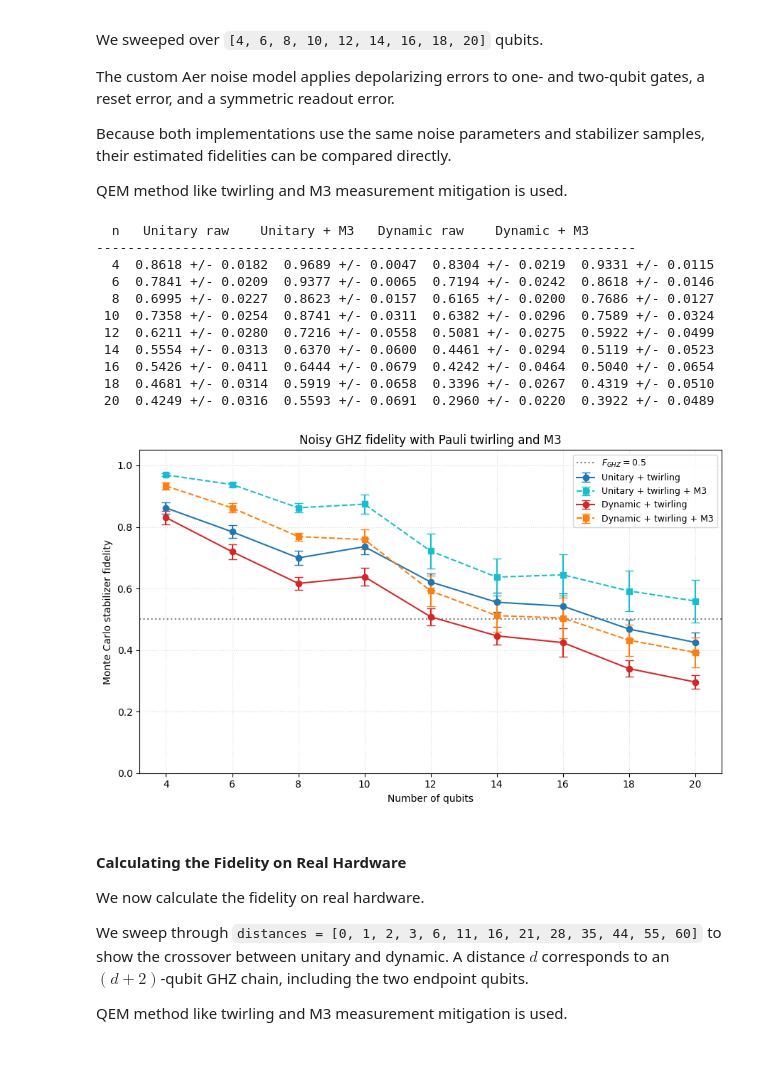
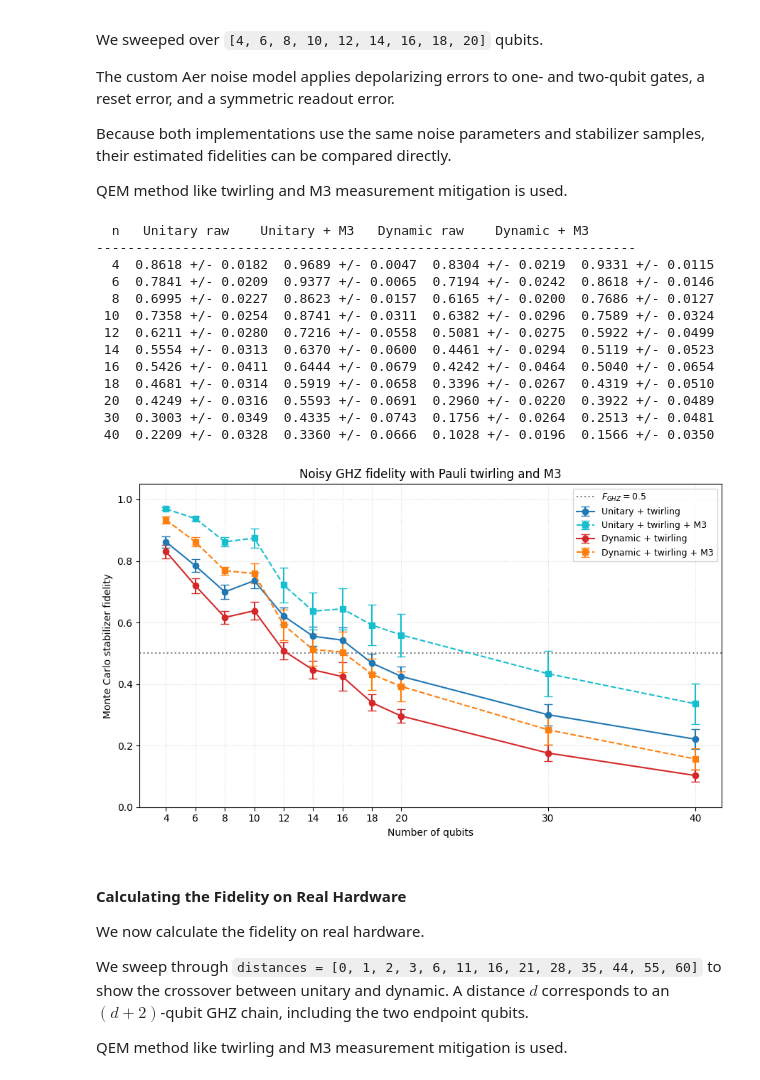
Before and after one commit to kimmmjh/qhackathon_quantumjoa, a Jupyter notebook: p1.ipynb, the cells around one changed output. Cells and saved outputs as stored; diff of their text form; code cells hidden in the pictures.

```diff
--- a/p1.ipynb
+++ b/p1.ipynb
@@ -510,7 +509,7 @@ import mthree
 
 from qiskit import QuantumCircuit
 
-sweep_qubits = [4, 6, 8, 10, 12, 14, 16, 18, 20]
+sweep_qubits = [4, 6, 8, 10, 12, 14, 16, 18, 20, 30, 40]
 sweep_num_stabilizers = 12
 sweep_num_twirls = 4
 sweep_shots = 1024
@@ -736,35 +735,36 @@ for variant, value_key, error_key, style, color, label in plot_specs:
         values,
         yerr=errors,
         fmt=style,
         color=color,
         capsize=4,
         label=label,
     )
 
 ax.axhline(0.5, color="gray", linestyle=":", label="$F_{GHZ}=0.5$")
 ax.set_title("Noisy GHZ fidelity with Pauli twirling and M3")
 ax.set_xlabel("Number of qubits")
 ax.set_ylabel("Monte Carlo stabilizer fidelity")
 ax.set_xticks(sweep_qubits)
 ax.set_ylim(0.0, 1.05)
 ax.grid(True, linestyle=":", alpha=0.45)
 ax.legend(fontsize=9)
 fig.tight_layout()
-fig.savefig("figures/ghz_noisy_qem_sweep.png", dpi=200, bbox_inches="tight")
 plt.show()
 # %% [output]
   n   Unitary raw    Unitary + M3   Dynamic raw    Dynamic + M3
 ---------------------------------------------------------------------
   4  0.8618 +/- 0.0182  0.9689 +/- 0.0047  0.8304 +/- 0.0219  0.9331 +/- 0.0115
   6  0.7841 +/- 0.0209  0.9377 +/- 0.0065  0.7194 +/- 0.0242  0.8618 +/- 0.0146
   8  0.6995 +/- 0.0227  0.8623 +/- 0.0157  0.6165 +/- 0.0200  0.7686 +/- 0.0127
  10  0.7358 +/- 0.0254  0.8741 +/- 0.0311  0.6382 +/- 0.0296  0.7589 +/- 0.0324
  12  0.6211 +/- 0.0280  0.7216 +/- 0.0558  0.5081 +/- 0.0275  0.5922 +/- 0.0499
  14  0.5554 +/- 0.0313  0.6370 +/- 0.0600  0.4461 +/- 0.0294  0.5119 +/- 0.0523
  16  0.5426 +/- 0.0411  0.6444 +/- 0.0679  0.4242 +/- 0.0464  0.5040 +/- 0.0654
  18  0.4681 +/- 0.0314  0.5919 +/- 0.0658  0.3396 +/- 0.0267  0.4319 +/- 0.0510
  20  0.4249 +/- 0.0316  0.5593 +/- 0.0691  0.2960 +/- 0.0220  0.3922 +/- 0.0489
+ 30  0.3003 +/- 0.0349  0.4335 +/- 0.0743  0.1756 +/- 0.0264  0.2513 +/- 0.0481
+ 40  0.2209 +/- 0.0328  0.3360 +/- 0.0666  0.1028 +/- 0.0196  0.1566 +/- 0.0350
-[figure, old version]
+[figure, new version]
 # %% [markdown]
 #### Calculating the Fidelity on Real Hardware
 
```
Also changed, not shown: parts of 3 cells of this notebook, 2 other files.
